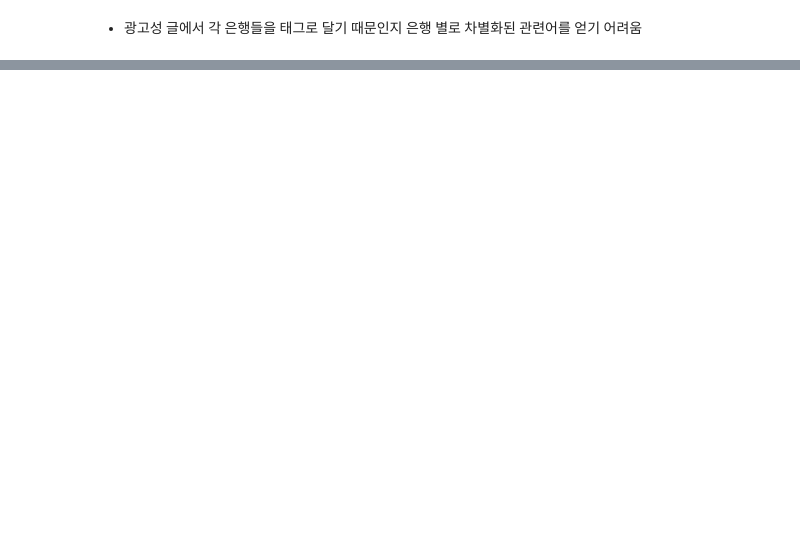
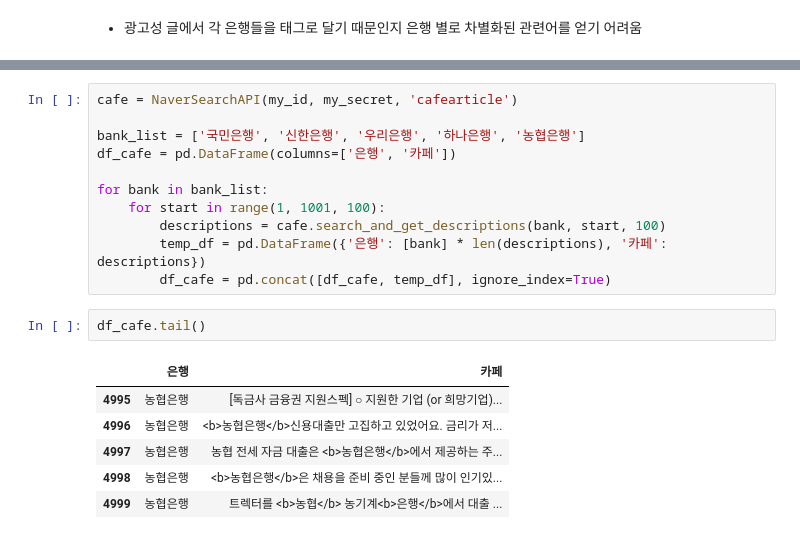
Before and after one commit to kikipark9/ML_Team_Project, a Jupyter notebook: eda_source/naver_search.ipynb, the cells around one changed output, grey strips where cells are left out. Saved outputs shown, nothing was run; the diff lists cells and outputs as text; blank space fills up the shorter version.

Commit message:
modify naver class

```diff
--- a/eda_source/naver_search.ipynb
+++ b/eda_source/naver_search.ipynb
@@ -430,0 +436,20 @@ for index, row in bank_texts.iterrows():
+# %%
+cafe = NaverSearchAPI(my_id, my_secret, 'cafearticle')
+
+bank_list = ['국민은행', '신한은행', '우리은행', '하나은행', '농협은행']
+df_cafe = pd.DataFrame(columns=['은행', '카페'])
+
+for bank in bank_list:
+    for start in range(1, 1001, 100):
+        descriptions = cafe.search_and_get_descriptions(bank, start, 100)
+        temp_df = pd.DataFrame({'은행': [bank] * len(descriptions), '카페': descriptions})
+        df_cafe = pd.concat([df_cafe, temp_df], ignore_index=True)
+# %%
+df_cafe.tail()
+# %% [output]
+|  | 은행 | 카페 |
+| 4995 | 농협은행 | [독금사 금융권 지원스펙] ○ 지원한 기업 (or 희망기업)... |
+| 4996 | 농협은행 | <b>농협은행</b>신용대출만 고집하고 있었어요. 금리가 저... |
+| 4997 | 농협은행 | 농협 전세 자금 대출은 <b>농협은행</b>에서 제공하는 주... |
+| 4998 | 농협은행 | <b>농협은행</b>은 채용을 준비 중인 분들께 많이 인기있... |
+| 4999 | 농협은행 | 트렉터를 <b>농협</b> 농기계<b>은행</b>에서 대출 ... |
```
Also changed, not shown: parts of 13 cells of this notebook.
